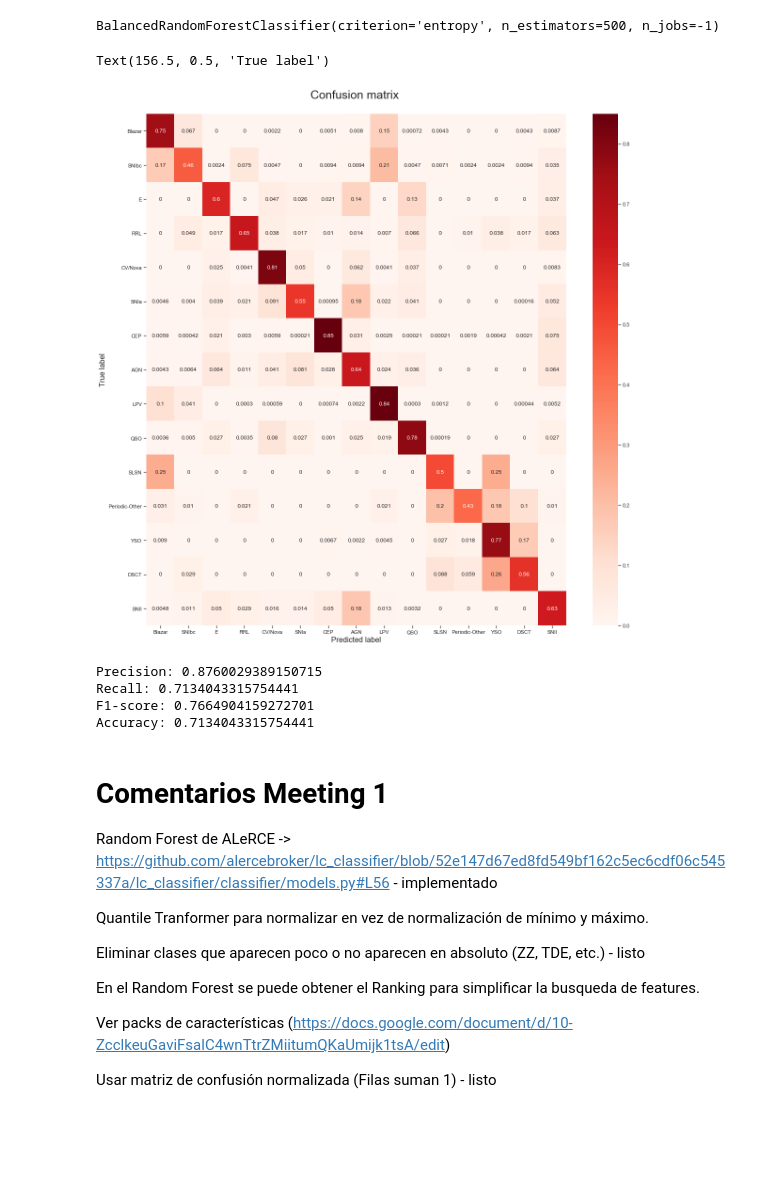
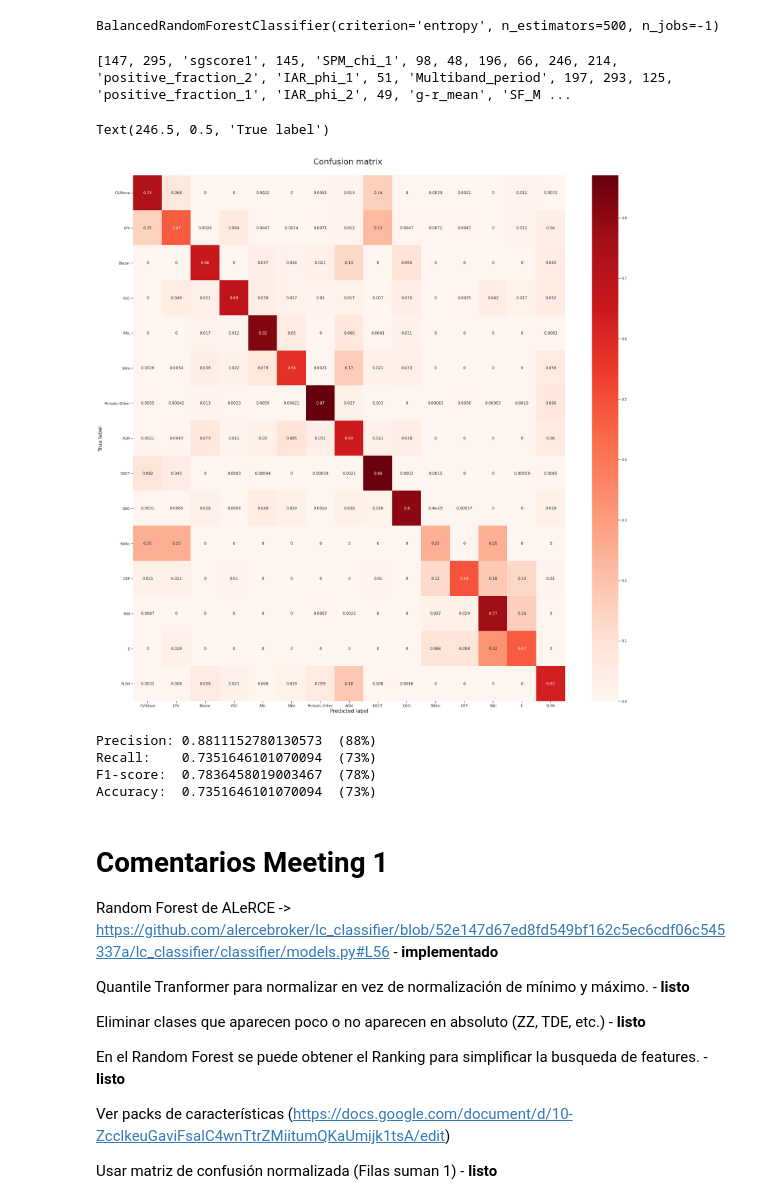
Before and after one commit to CubelliJ/Clasificacion_rapida_ALeRCE, a Jupyter notebook: ALeRCE_Hito_1.ipynb, the cells around one changed output. Saved outputs shown, nothing was run; the diff lists cells and outputs as text; code cells hidden in the pictures; blank space fills up the shorter version.

Commit message:
Se actualizan detalles, se realiza un ranking de features y se reemplaza la normalizacion por quantile transformer

```diff
--- a/ALeRCE_Hito_1.ipynb
+++ b/ALeRCE_Hito_1.ipynb
@@ -106,7 +107,7 @@ alerceClasses = ["AGN", "Blazar", "SNIa", ]
 En el archivo con las etiquetas hay varias clases. Para el análisis agruparemos algunas clases según el siguiente diccionario (etiqueta original: nueva etiqueta)
 # %%
 # Directorios de datasets
-Joaquin = True
+Joaquin = False
 
 if Joaquin:
     etiquetas_dir = "/Users/joaquincubelli/Desktop/Inteligencia Computacional/ALeRCE_data/Etiquetas/dfcrossmatches_prioritized_v7.0.1.csv" # csv
@@ -166,7 +167,9 @@ dataset = pd.merge(features, etiquetas, left_on='index', right_on='oid')
 dataset = dataset.drop(['oid'], axis=1)
 # %%
 dataset_num = dataset.select_dtypes(include=[np.number])
-dataset_norm = (dataset_num - dataset_num.mean()) / (dataset_num.max() - dataset_num.min())
+norm_func = skp.QuantileTransformer(n_quantiles=1000, output_distribution='uniform')
+dataset_norm = pd.DataFrame(norm_func.fit_transform(dataset_num))
+#dataset_norm = (dataset_num - dataset_num.mean()) / (dataset_num.max() - dataset_num.min())
 dataset[dataset_norm.columns] = dataset_norm
 dataset = dataset.fillna(-1)
 
@@ -252,53 +253,77 @@ y_pred = clf.predict(X_test)
+# %%
+y_pred = clf.predict(X_test)
+
+featuresCopy = np.copy(dataset.columns[1:])
+featuresCopy = np.delete(featuresCopy, np.where(featuresCopy == 'classALeRCE'))
+
+
+fI = clf.feature_importances_
+ImportanceRank = []
+
+while not np.all(fI == -1):
+    maxArg = np.argmax(fI)
+    ImportanceRank.append(featuresCopy[maxArg])
+    fI[maxArg] = -1
+
+print(ImportanceRank)
+# %% [output]
+[147, 295, 'sgscore1', 145, 'SPM_chi_1', 98, 48, 196, 66, 246, 214, 'positive_fraction_2', 'IAR_phi_1', 51, 'Multiband_period', 197, 293, 125, 'positive_fraction_1', 'IAR_phi_2', 49, 'g-r_mean', 'SF_M ...
 # %%
 from sklearn.metrics import confusion_matrix
 from sklearn.utils.multiclass import unique_labels
 import matplotlib.pyplot as plt
 import seaborn as sns; sns.set(style="ticks", color_codes=True)
 from sklearn.model_selection import cross_validate
 import itertools
 
 cm = confusion_matrix(y_test, y_pred)
 cm = cm.astype('float') / cm.sum(axis=1)[:, np.newaxis]
 
 df = pd.DataFrame(cm, index = classes, columns = classes)
 
 g = sns.heatmap(df, annot=True, cmap="Reds")
 
 g.set_yticklabels(g.get_yticklabels(), rotation = 0)
 
-plt.rcParams["figure.figsize"] = (20,20)
+plt.rcParams["figure.figsize"] = (40,40) #Estandar en 20, 20
 
 plt.title('Confusion matrix \n', size=25)
 plt.xlabel('Predicted label', size=16)
 plt.ylabel('True label', size=16)
 # %% [output]
-Text(156.5, 0.5, 'True label')
+Text(246.5, 0.5, 'True label')
-[figure, old version]
+[figure, new version]
 # %%
 from sklearn.metrics import f1_score, recall_score, precision_score, accuracy_score
 
 scoring = ['precision_macro', 'recall_macro', 'accuracy', 'f1_macro']
 
-print('Precision:', precision_score(y_test, y_pred, average = 'weighted'))
-print('Recall:', recall_score(y_test, y_pred, average = 'weighted'))
-print('F1-score:', f1_score(y_test, y_pred, average = 'weighted'))
-print('Accuracy:', accuracy_score(y_test, y_pred))
+precision = precision_score(y_test, y_pred, average = 'weighted')
+recall = recall_score(y_test, y_pred, average = 'weighted')
+f1 = f1_score(y_test, y_pred, average = 'weighted')
+accuracy = accuracy_score(y_test, y_pred)
+
+
+print('Precision: {}  ({}%)'.format(precision, int(precision*100)))
+print('Recall:    {}  ({}%)'.format(recall, int(recall*100)))
+print('F1-score:  {}  ({}%)'.format(f1, int(f1*100)))
+print('Accuracy:  {}  ({}%)'.format(accuracy, int(accuracy*100)))
 # %% [output]
-Precision: 0.8760029389150715
-Recall: 0.7134043315754441
-F1-score: 0.7664904159272701
-Accuracy: 0.7134043315754441
+Precision: 0.8811152780130573  (88%)
+Recall:    0.7351646101070094  (73%)
+F1-score:  0.7836458019003467  (78%)
+Accuracy:  0.7351646101070094  (73%)
 # %% [markdown]
 # Comentarios Meeting 1
 
-Random Forest de ALeRCE -> https://github.com/alercebroker/lc_classifier/blob/52e147d67ed8fd549bf162c5ec6cdf06c545337a/lc_classifier/classifier/models.py#L56 - implementado
+Random Forest de ALeRCE -> https://github.com/alercebroker/lc_classifier/blob/52e147d67ed8fd549bf162c5ec6cdf06c545337a/lc_classifier/classifier/models.py#L56 - **implementado**
 
-Quantile Tranformer para normalizar en vez de normalización de mínimo y máximo.
+Quantile Tranformer para normalizar en vez de normalización de mínimo y máximo. - **listo**
 
-Eliminar clases que aparecen poco o no aparecen en absoluto (ZZ, TDE, etc.) - listo
+Eliminar clases que aparecen poco o no aparecen en absoluto (ZZ, TDE, etc.) - **listo**
 
-En el Random Forest se puede obtener el Ranking para simplificar la busqueda de features.
+En el Random Forest se puede obtener el Ranking para simplificar la busqueda de features. - **listo**
 
 Ver packs de características (https://docs.google.com/document/d/10-ZcclkeuGaviFsalC4wnTtrZMiitumQKaUmijk1tsA/edit)
 
-Usar matriz de confusión normalizada (Filas suman 1) - listo
+Usar matriz de confusión normalizada (Filas suman 1) - **listo**
```
Also changed, not shown: parts of 3 cells of this notebook.
